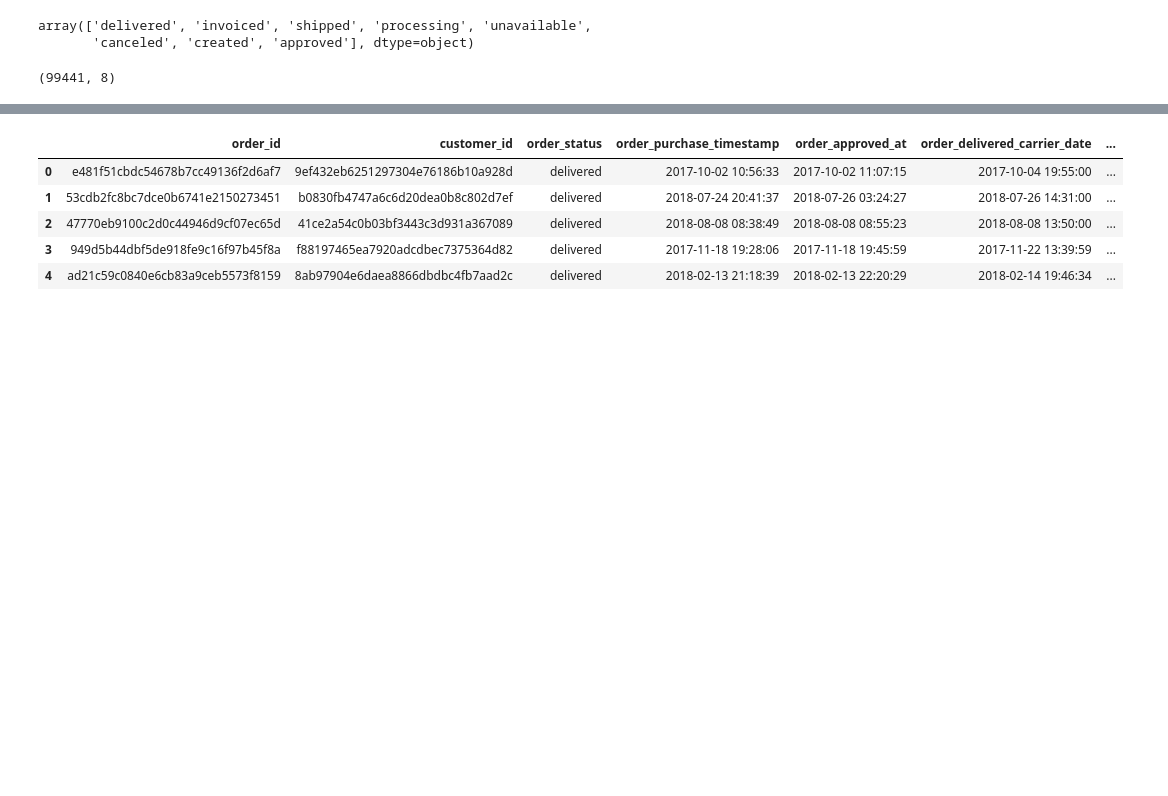
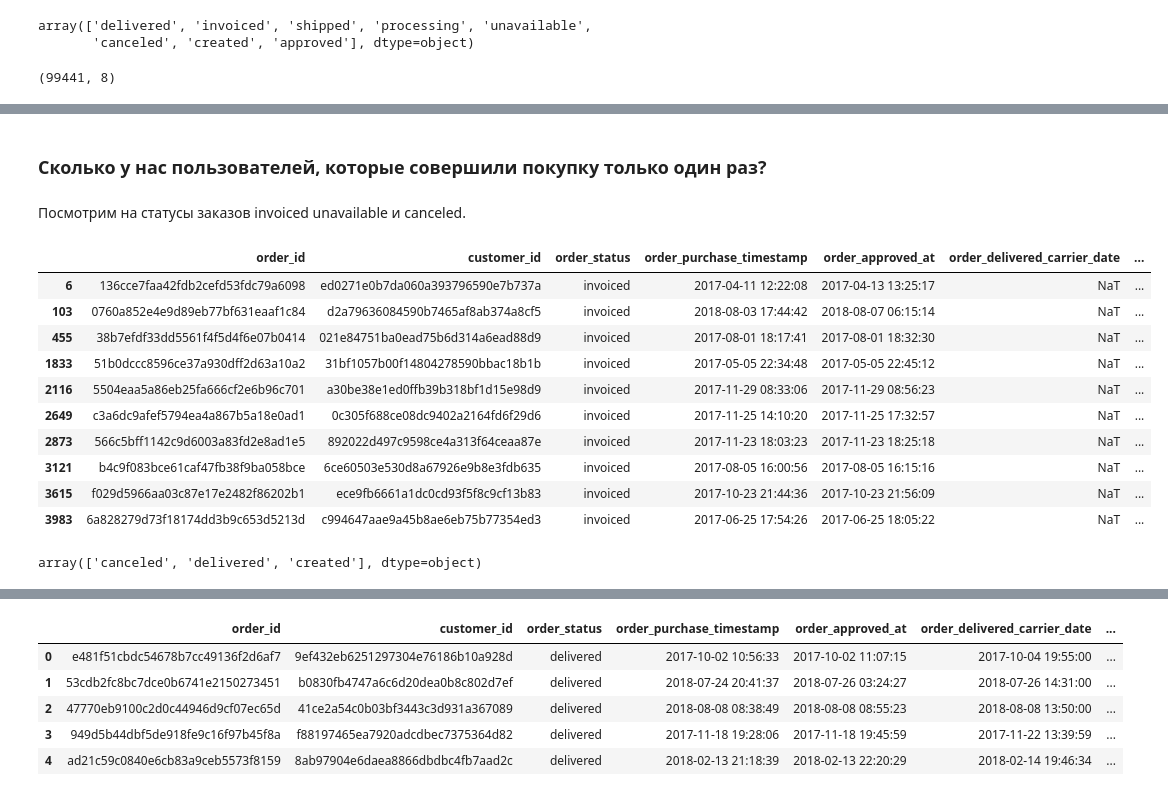
Before and after one commit to letssin/Carpov_Courses, a Jupyter notebook: 1st_project/my_first_project_notebook.ipynb, the cells around one changed output, grey strips where cells are left out. Saved outputs shown, nothing was run; the diff lists cells and outputs as text; code cells hidden in the pictures; blank space fills up the shorter version.

```diff
--- a/1st_project/my_first_project_notebook.ipynb
+++ b/1st_project/my_first_project_notebook.ipynb
@@ -67,0 +95,22 @@ orders.shape
+# %% [markdown]
+### Сколько у нас пользователей, которые совершили покупку только один раз?
+# %% [markdown]
+Посмотрим на статусы заказов invoiced unavailable и canceled.
+# %%
+orders.query("order_status == 'invoiced'").head(10)
+# %% [output]
+|  | order_id | customer_id | order_status | order_purchase_timestamp | order_approved_at | order_delivered_carrier_date | ... |
+| 6 | 136cce7faa42fdb2cefd53fdc79a6098 | ed0271e0b7da060a393796590e7b737a | invoiced | 2017-04-11 12:22:08 | 2017-04-13 13:25:17 | NaT | ... |
+| 103 | 0760a852e4e9d89eb77bf631eaaf1c84 | d2a79636084590b7465af8ab374a8cf5 | invoiced | 2018-08-03 17:44:42 | 2018-08-07 06:15:14 | NaT | ... |
+| 455 | 38b7efdf33dd5561f4f5d4f6e07b0414 | 021e84751ba0ead75b6d314a6ead88d9 | invoiced | 2017-08-01 18:17:41 | 2017-08-01 18:32:30 | NaT | ... |
+| 1833 | 51b0dccc8596ce37a930dff2d63a10a2 | 31bf1057b00f14804278590bbac18b1b | invoiced | 2017-05-05 22:34:48 | 2017-05-05 22:45:12 | NaT | ... |
+| 2116 | 5504eaa5a86eb25fa666cf2e6b96c701 | a30be38e1ed0ffb39b318bf1d15e98d9 | invoiced | 2017-11-29 08:33:06 | 2017-11-29 08:56:23 | NaT | ... |
+| 2649 | c3a6dc9afef5794ea4a867b5a18e0ad1 | 0c305f688ce08dc9402a2164fd6f29d6 | invoiced | 2017-11-25 14:10:20 | 2017-11-25 17:32:57 | NaT | ... |
+| 2873 | 566c5bff1142c9d6003a83fd2e8ad1e5 | 892022d497c9598ce4a313f64ceaa87e | invoiced | 2017-11-23 18:03:23 | 2017-11-23 18:25:18 | NaT | ... |
+| 3121 | b4c9f083bce61caf47fb38f9ba058bce | 6ce60503e530d8a67926e9b8e3fdb635 | invoiced | 2017-08-05 16:00:56 | 2017-08-05 16:15:16 | NaT | ... |
+| 3615 | f029d5966aa03c87e17e2482f86202b1 | ece9fb6661a1dc0cd93f5f8c9cf13b83 | invoiced | 2017-10-23 21:44:36 | 2017-10-23 21:56:09 | NaT | ... |
+| 3983 | 6a828279d73f18174dd3b9c653d5213d | c994647aae9a45b8ae6eb75b77354ed3 | invoiced | 2017-06-25 17:54:26 | 2017-06-25 18:05:22 | NaT | ... |
+# %%
+orders.query("order_approved_at == 'NaT'").order_status.unique()
+# %% [output]
+array(['canceled', 'delivered', 'created'], dtype=object)
```
Also changed, not shown: parts of 41 cells of this notebook.
